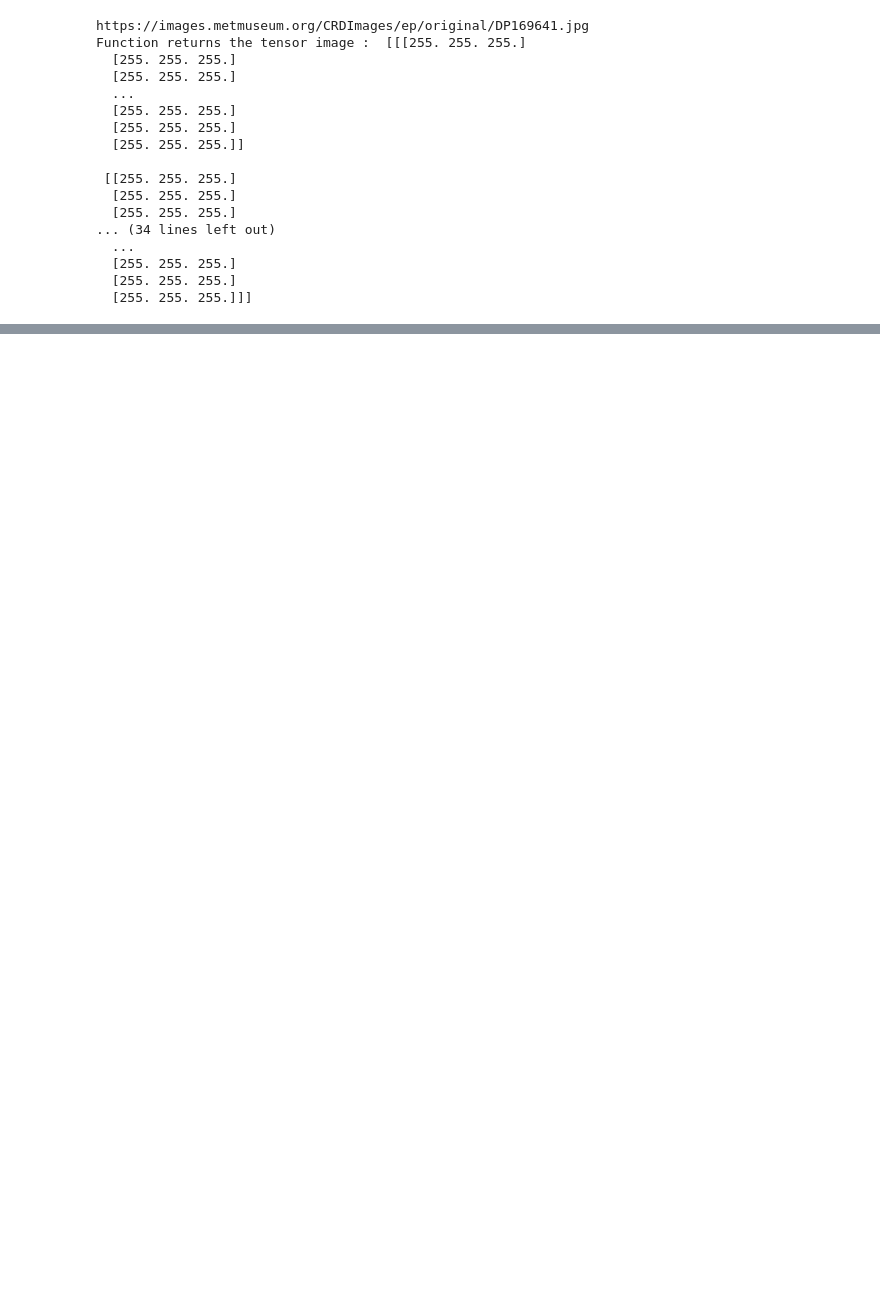
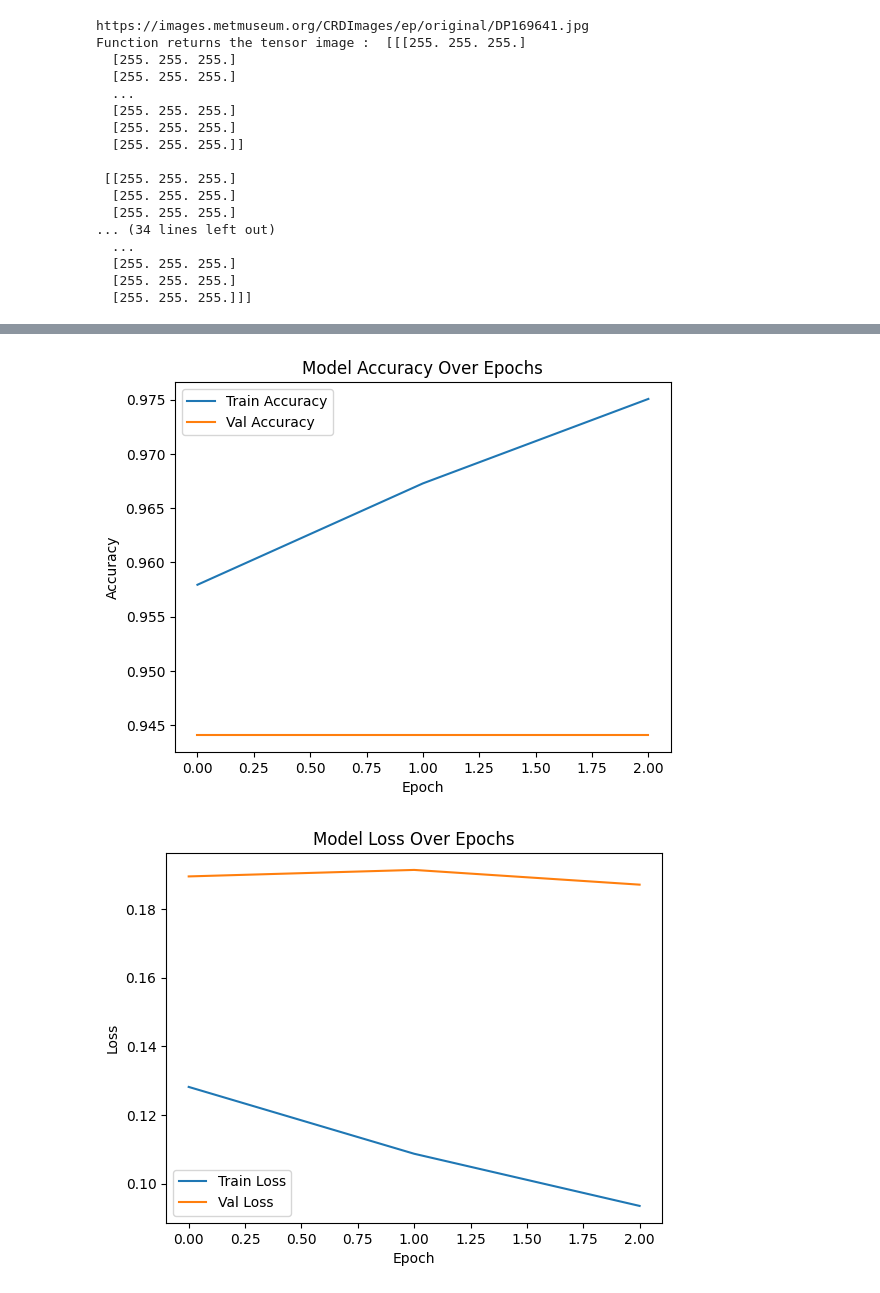
Before and after one commit to Seble-Al/DS_4002_Project3, a Jupyter notebook: SCRIPTS/proj_3_model_creation.ipynb, the cells around one changed output, grey strips where cells are left out. Drawn from its saved outputs; the diff is of its cells as text; code cells hidden in the pictures; blank space fills up the shorter version.

```diff
--- a/SCRIPTS/proj_3_model_creation.ipynb
+++ b/SCRIPTS/proj_3_model_creation.ipynb
@@ -222,0 +223,23 @@ Test Accuracy: 0.90
+# %%
+#final accuracy & loss over epochs
+#Plots made: Training vs Validation accuracy and Training vs Validation loss to show if the model overfits or learns effectively
+history = model.fit(X_train, y_train, validation_data=(X_test, y_test), epochs=3, batch_size=32)
+
+
+# Assume `history` is your model's fit history
+plt.plot(history.history['accuracy'], label='Train Accuracy')
+plt.plot(history.history['val_accuracy'], label='Val Accuracy')
+plt.title('Model Accuracy Over Epochs')
+plt.xlabel('Epoch')
+plt.ylabel('Accuracy')
+plt.legend()
+plt.show()
+
+plt.plot(history.history['loss'], label='Train Loss')
+plt.plot(history.history['val_loss'], label='Val Loss')
+plt.title('Model Loss Over Epochs')
+plt.xlabel('Epoch')
+plt.ylabel('Loss')
+plt.legend()
+plt.show()
+# %% [output]
@@ -222,0 +252,2 @@ Test Accuracy: 0.90
+[figure, added]
+[figure, added]
```
Also changed, not shown: parts of 12 cells of this notebook.
